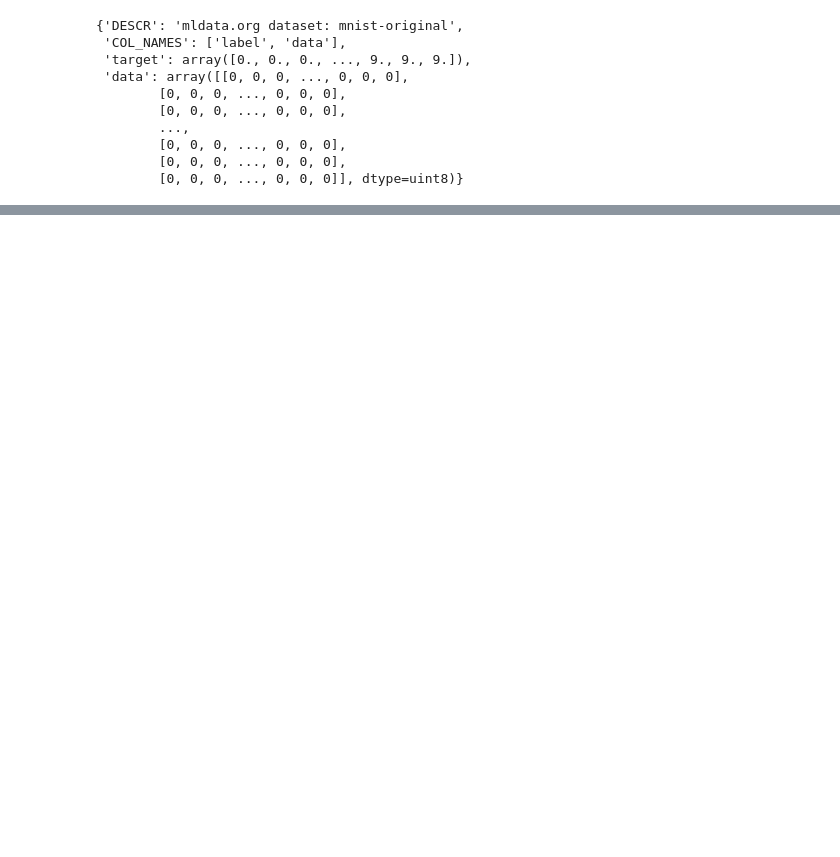
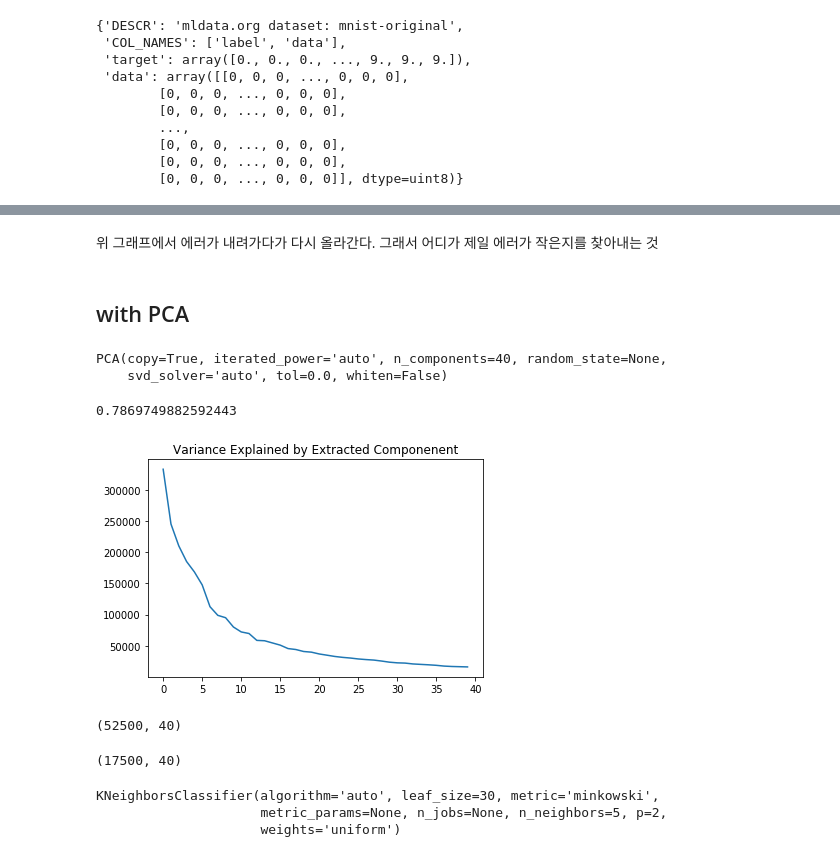
Before and after one commit to hanbinleejoy/anaconda-python, a Jupyter notebook: python_fundamental/ML_1_Machine_Learning.ipynb, the cells around one changed output, grey strips where cells are left out. Saved outputs shown, nothing was run; the diff lists cells and outputs as text; code cells hidden in the pictures; blank space fills up the shorter version.

```diff
--- a/python_fundamental/ML_1_Machine_Learning.ipynb
+++ b/python_fundamental/ML_1_Machine_Learning.ipynb
@@ -71,0 +187,25 @@ print(len(test_data))
+# %%
+t1 = time.time()
+# instantiate learning model ( k = 3)
+# n_jobs = -1 하지 않으면, 시간이 많이 걸리게 된다. 실제에서 사용할 때에는 시간도 상당히 오래 걸린다.
+knn = KNeighborsClassifier(n_neighbors=3, n_jobs=-1)
+# 여기까지는 KNN을 사용하기 위한 세팅만 한 것
+# 여기서 최적의 parameter를 찾는 것 (train data와 train 정답지가 필요)
+
+# fitting the model (모델 학습시키기)
+knn.fit(train_data, train_labels)
+
+# predict the response (문제 푼 답, 예측치)
+pred = knn.predict(test_data)
+
+# 캐글에서는 나온 예측치를 올리면 채점을 해줌, 그래서 하루에 채점을 할 수 있는 텀을 줘서 제출자들이 정답지에 대해 추정을 못하도록 막아둠
+# 여기서는 우리가 직접 채점
+
+t2 = time.time()
+print("Process Time : " + str(t2-t1))
+
+# evaluate accuracy
+print(accuracy_score(test_labels, pred))
+
+
+# 시간이 좀 많이 걸린다
@@ -71,0 +261,4 @@ print(len(test_data))
+# %% [markdown]
+위 그래프에서 에러가 내려가다가 다시 올라간다. 그래서 어디가 제일 에러가 작은지를 찾아내는 것
+# %% [markdown]
+## with PCA
@@ -71,0 +267,37 @@ print(len(test_data))
+# %%
+# 784개 성분중에서 메인으로 변동성 비중을 차지하는 40개를 추려서 뽑는 것
+# Variance 큰 데이터들을 가지고 40개를 뽑아준다.
+# 40개인지 몇개가 적당한지는 알아봐야한다.
+num_comp = 40
+pca = PCA(n_components=num_comp)
+# %%
+pca.fit(train_data)
+# %% [output]
+PCA(copy=True, iterated_power='auto', n_components=40, random_state=None,
+    svd_solver='auto', tol=0.0, whiten=False)
+# %%
+# determine amount of variance explained by components
+np.sum(pca.explained_variance_ratio_)
+# %% [output]
+0.7869749882592443
+# %%
+# plot the explained variance
+plt.plot(pca.explained_variance_)
+plt.title("Variance Explained by Extracted Componenent")
+plt.show()
+# %% [output]
+[figure, added]
+# %%
+# extract the features
+# train에 대해서 피팅 작업,
+train_ext = pca.fit_transform(train_data)
+print(train_ext.shape)
+# %% [output]
+(52500, 40)
+# %%
+# transform the test data using the existing parameters
+# train을 하면 test에 대해서도 피팅작업
+test_ext = pca.transform(test_data)
+print(test_ext.shape)
+# %% [output]
+(17500, 40)
@@ -71,0 +309,7 @@ print(len(test_data))
+# %%
+knn = KNeighborsClassifier()
+knn.fit(train_norm, train_labels)
+# %% [output]
+KNeighborsClassifier(algorithm='auto', leaf_size=30, metric='minkowski',
+                     metric_params=None, n_jobs=None, n_neighbors=5, p=2,
+                     weights='uniform')
```
Also changed, not shown: parts of 28 cells of this notebook, 2 other files.
